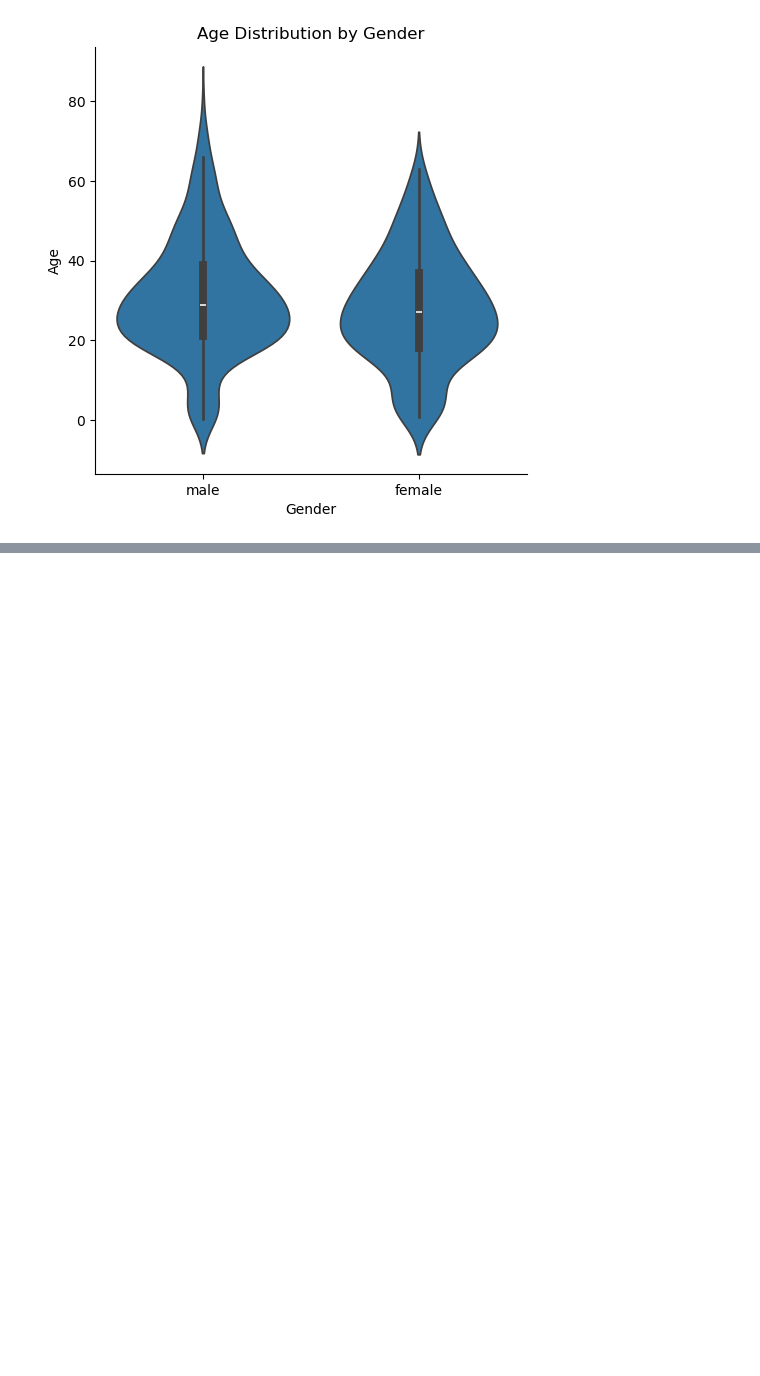
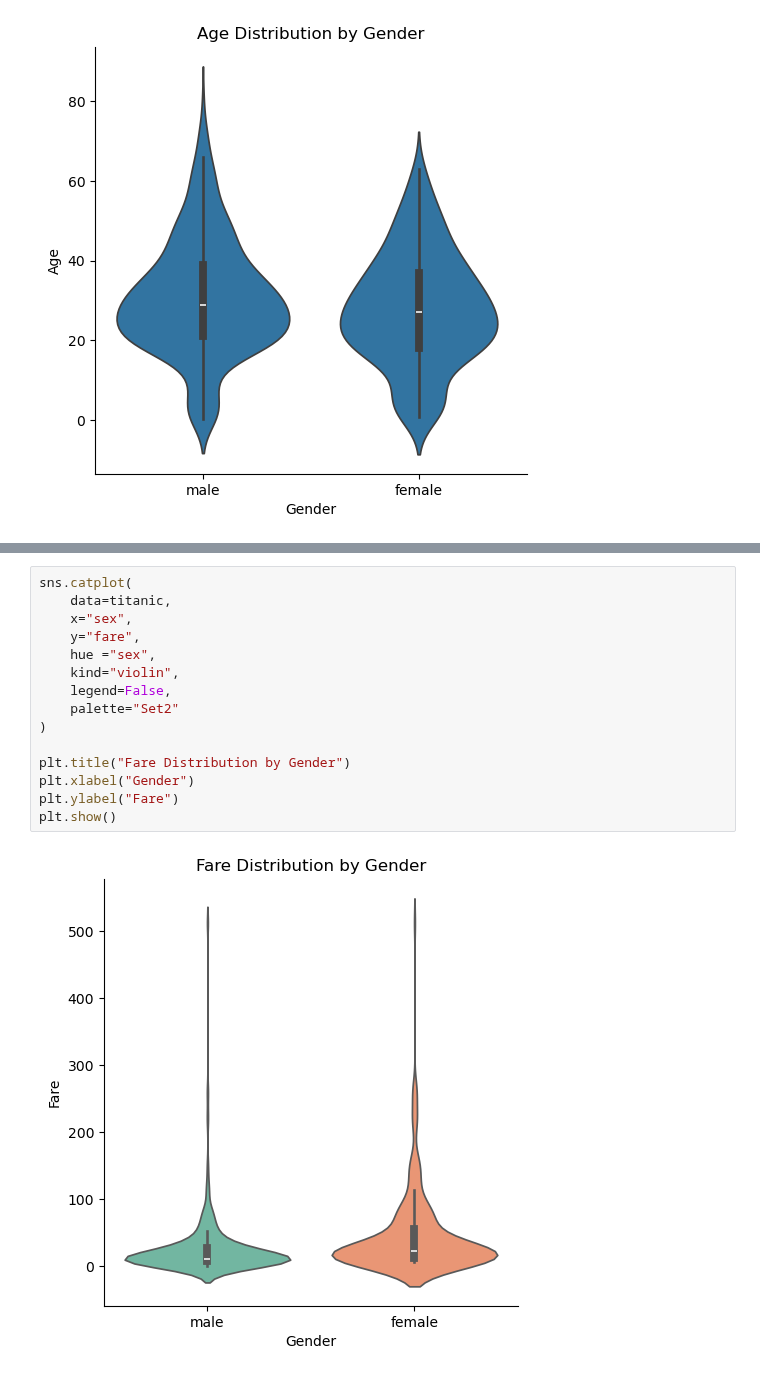
Before and after one commit to rohitdeore2151/python-daily-task, a Jupyter notebook: Task 42 Seaborn Catplot Function .ipynb, the cells around one changed output, grey strips where cells are left out. Cells and saved outputs as stored; diff of their text form; blank space fills up the shorter version.

```diff
--- a/Task 42 Seaborn Catplot Function .ipynb
+++ b/Task 42 Seaborn Catplot Function .ipynb
@@ -106,0 +156,17 @@ plt.show()
+# %%
+sns.catplot(
+    data=titanic,
+    x="sex",
+    y="fare",
+    hue ="sex",
+    kind="violin",
+    legend=False,
+    palette="Set2"
+)
+
+plt.title("Fare Distribution by Gender")
+plt.xlabel("Gender")
+plt.ylabel("Fare")
+plt.show()
+# %% [output]
+[figure, added]
```
Also changed, not shown: parts of 19 cells of this notebook.
